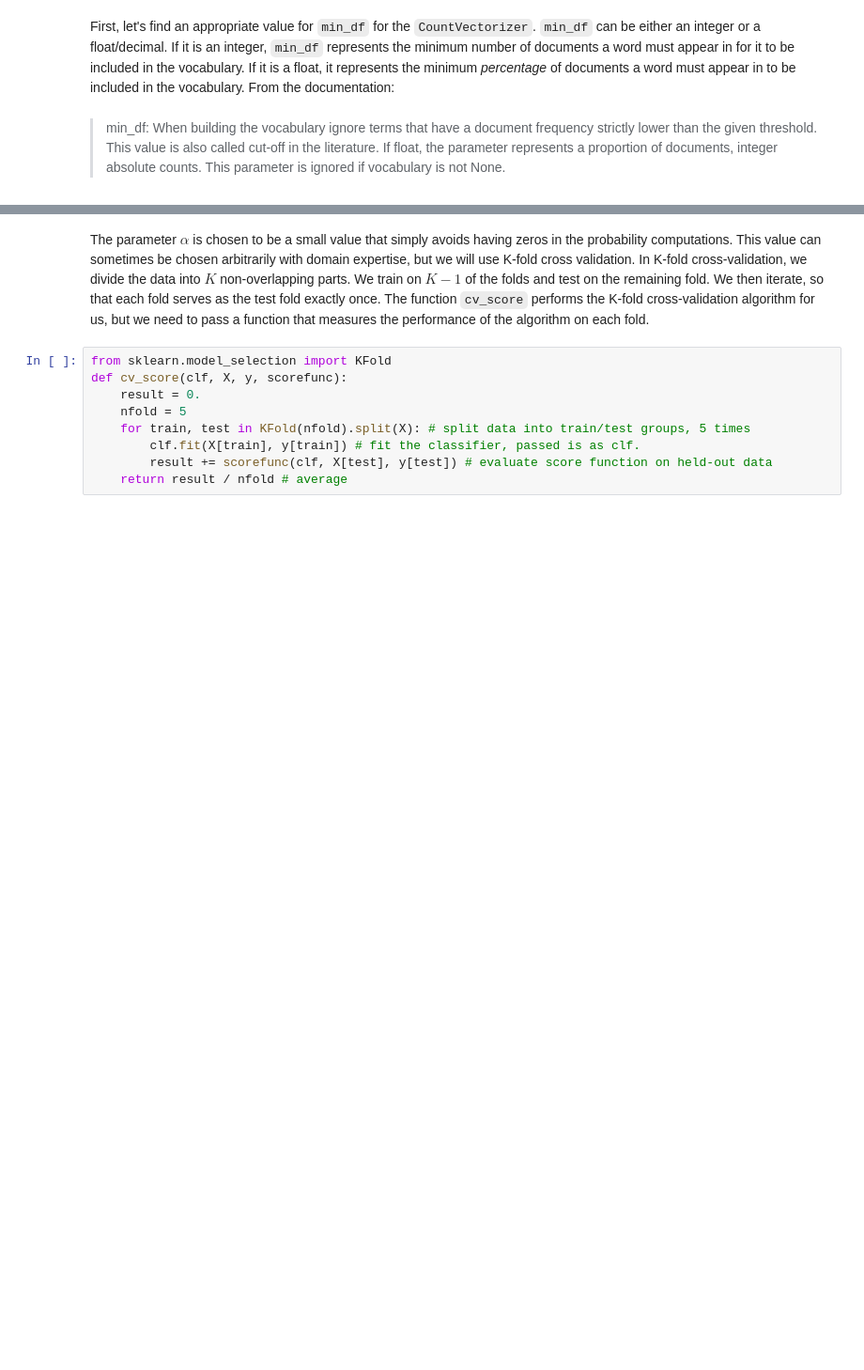
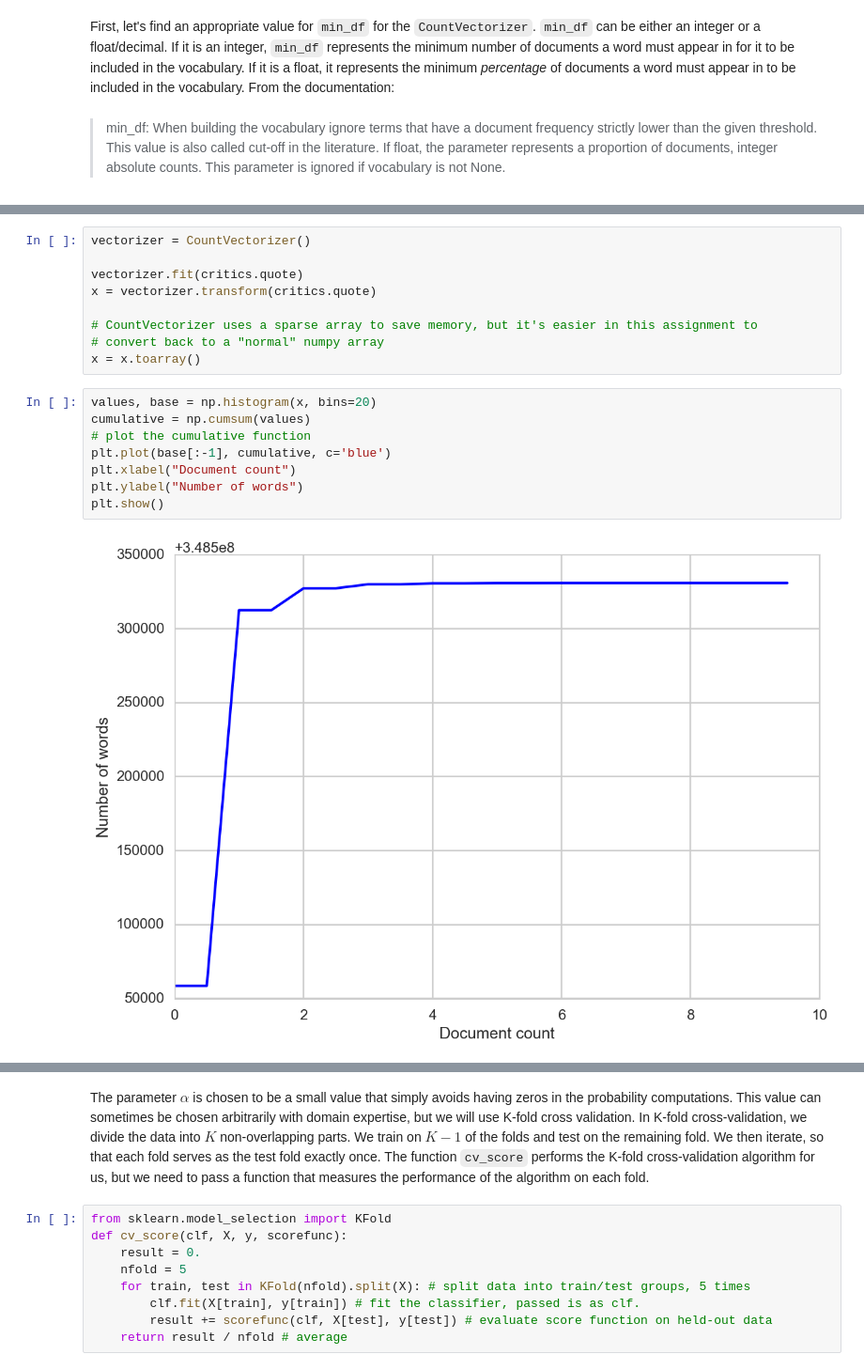
Before and after one commit to TancyKao/SP_miniProjs, a Jupyter notebook: Mini_Project_Naive_Bayes_Result.ipynb, the cells around one changed output, grey strips where cells are left out. Shown at 94% size. Cells and saved outputs as stored; diff of their text form; blank space fills up the shorter version.

```diff
--- a/Mini_Project_Naive_Bayes_Result.ipynb
+++ b/Mini_Project_Naive_Bayes_Result.ipynb
@@ -266 +324,20 @@ First, let's find an appropriate value for `min_df` for the `CountVectorizer`. `
+# %%
+vectorizer = CountVectorizer()
+
+vectorizer.fit(critics.quote)
+x = vectorizer.transform(critics.quote)
+
+# CountVectorizer uses a sparse array to save memory, but it's easier in this assignment to
+# convert back to a "normal" numpy array
+x = x.toarray()
+# %%
+values, base = np.histogram(x, bins=20)
+cumulative = np.cumsum(values)
+# plot the cumulative function
+plt.plot(base[:-1], cumulative, c='blue')
+plt.xlabel("Document count")
+plt.ylabel("Number of words")
+plt.show()
+# %% [output]
+[figure, added]
 # %%
```
Also changed, not shown: parts of 29 cells of this notebook.
